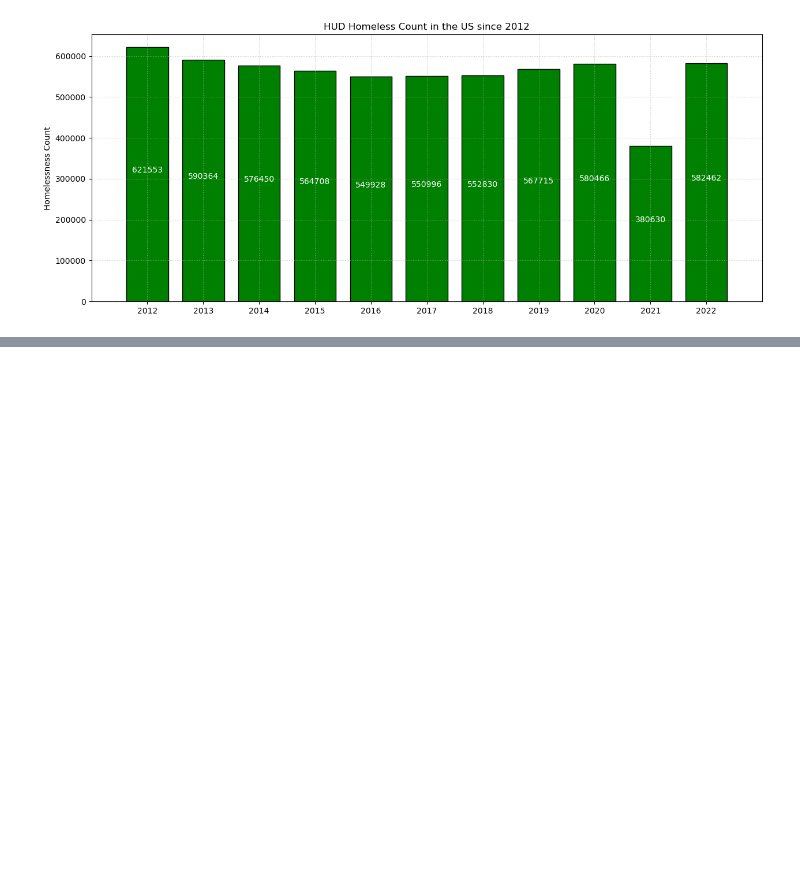
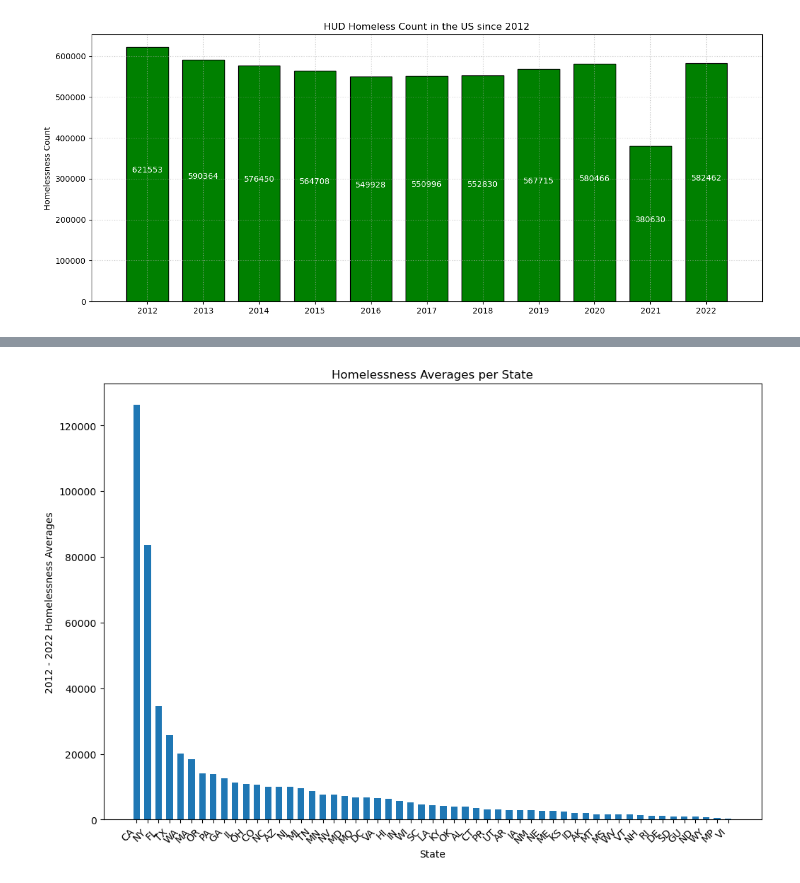
Before and after one commit to Vik1975/project_one, a Jupyter notebook: Homelesess_DF/HUD_data.ipynb, the cells around one changed output, grey strips where cells are left out. Drawn from its saved outputs; the diff is of its cells as text; code cells hidden in the pictures; blank space fills up the shorter version.

Commit message:
Update Homelessness

```diff
--- a/Homelesess_DF/HUD_data.ipynb
+++ b/Homelesess_DF/HUD_data.ipynb
@@ -178,0 +187,31 @@ Enter state code :  WI
+# %%
+
+homelesess_df_yearly = homelesess_df_yearly.fillna(0)
+
+
+homelessness_averages = homelesess_df_yearly.mean(axis=1).round()
+
+
+homelessness_averages_df = pd.DataFrame({"2012 - 2022 Homelessness Averages": homelessness_averages, "State": homelesess_df_yearly.index})
+
+homelessness_averages_df = homelessness_averages_df.sort_values(by="2012 - 2022 Homelessness Averages", ascending=False)
+
+
+fig, ax = plt.subplots(figsize=(12, 8))
+bar_width = 0.6
+
+
+bars = ax.bar(homelessness_averages_df["State"], homelessness_averages_df["2012 - 2022 Homelessness Averages"], width=bar_width)
+
+plt.title("Homelessness Averages per State")
+plt.xlabel("State")
+plt.ylabel("2012 - 2022 Homelessness Averages")
+
+
+plt.xticks(rotation=45, ha='right')
+
+plt.savefig("../Outputs/homelessness_averages_per_state")
+
+plt.show()
+# %% [output]
+[figure, added]
```
Also changed, not shown: parts of 6 cells of this notebook, 10 other files.
